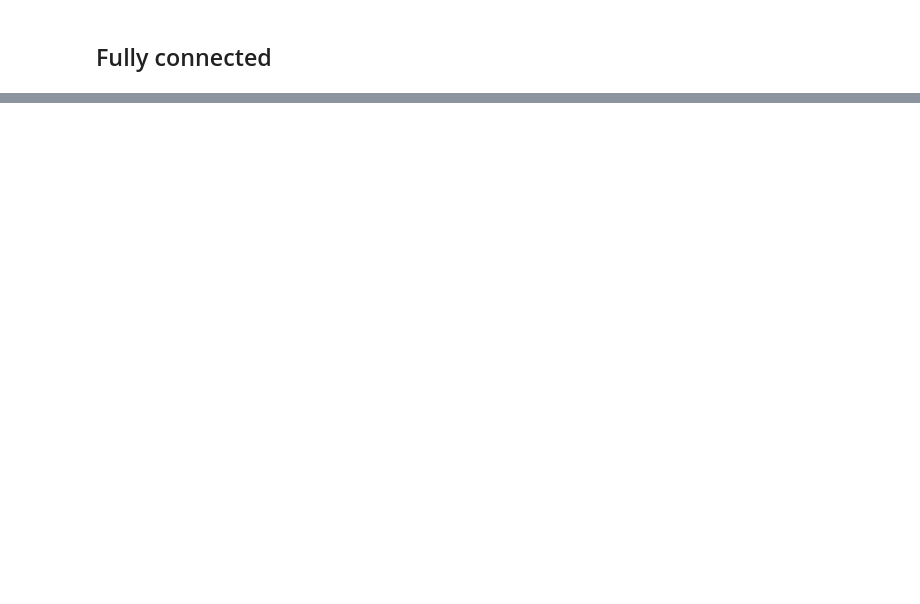
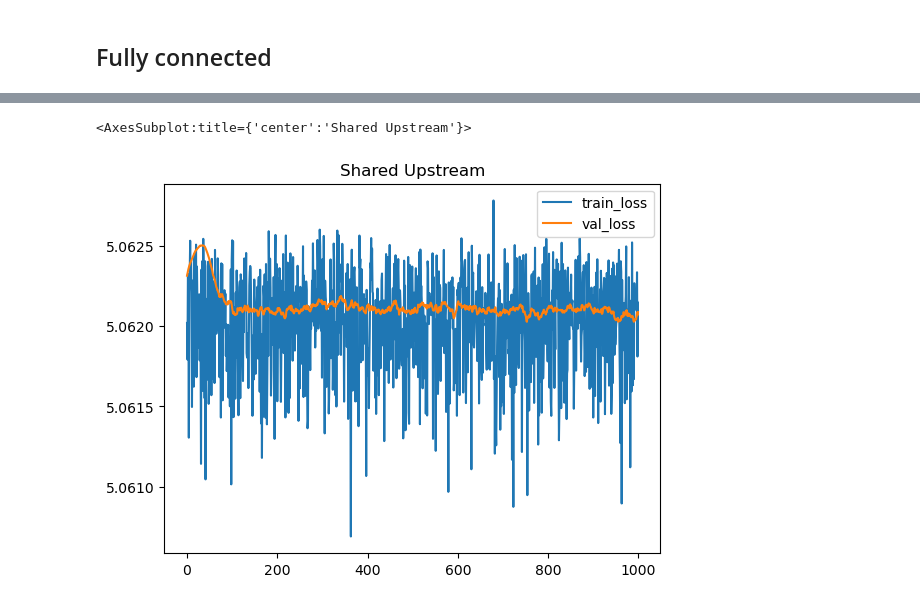
Before and after one commit to sustainable-processes/chemical-parameter-sharing, a Jupyter notebook: Modelling.ipynb, the cells around one changed output, grey strips where cells are left out. Saved outputs shown, nothing was run; the diff lists cells and outputs as text; code cells hidden in the pictures; blank space fills up the shorter version.

```diff
--- a/Modelling.ipynb
+++ b/Modelling.ipynb
@@ -309,0 +490,32 @@ Accuracy: 35.12
+# %%
+train_clusters = Kmean.predict(rxn_diff_fp_train)
+val_clusters = Kmean.predict(rxn_diff_fp_val)
+x_train = torch.Tensor(rxn_diff_fp_train)
+y_train = torch.Tensor(reag1_ohe_train)
+x_val = torch.Tensor(rxn_diff_fp_val)
+y_val = torch.Tensor(reag1_ohe_val)
+
+
+surm = SharedUpstreamReactionModel(
+    num_clusters=len(np.unique(train_clusters)),
+    input_dim=x_train.shape[1],
+    hidden_dims=[10,10],
+    target_dim=y_train.shape[1],
+    hidden_act=torch.nn.ReLU,
+    output_act=torch.nn.ReLU,
+    use_batchnorm=True,
+    dropout_prob=0.1,
+    downstream_input_dim=100,
+    downstream_hidden_dims=[10,10],
+    downstream_hidden_act=torch.nn.ReLU,
+    downstream_output_act=torch.nn.Softmax,
+    downstream_use_batchnorm=True,
+    downstream_dropout_prob=0.1,
+)
+
+hist = train_loop(surm, x_train, y_train, epochs=1000, batch_size=0.5, loss_fn=torch.nn.CrossEntropyLoss(), optimizer=torch.optim.SGD(surm.parameters(), lr=1e-4), report_freq=1, train_cluster_ids_for_downstream=train_clusters, x_val=x_val, y_val=y_val, val_cluster_ids_for_downstream=val_clusters)
+# %%
+hist.plot(title="Shared Upstream")
+# %% [output]
+<AxesSubplot:title={'center':'Shared Upstream'}>
+[figure, added]
```
Also changed, not shown: parts of 44 cells of this notebook.
